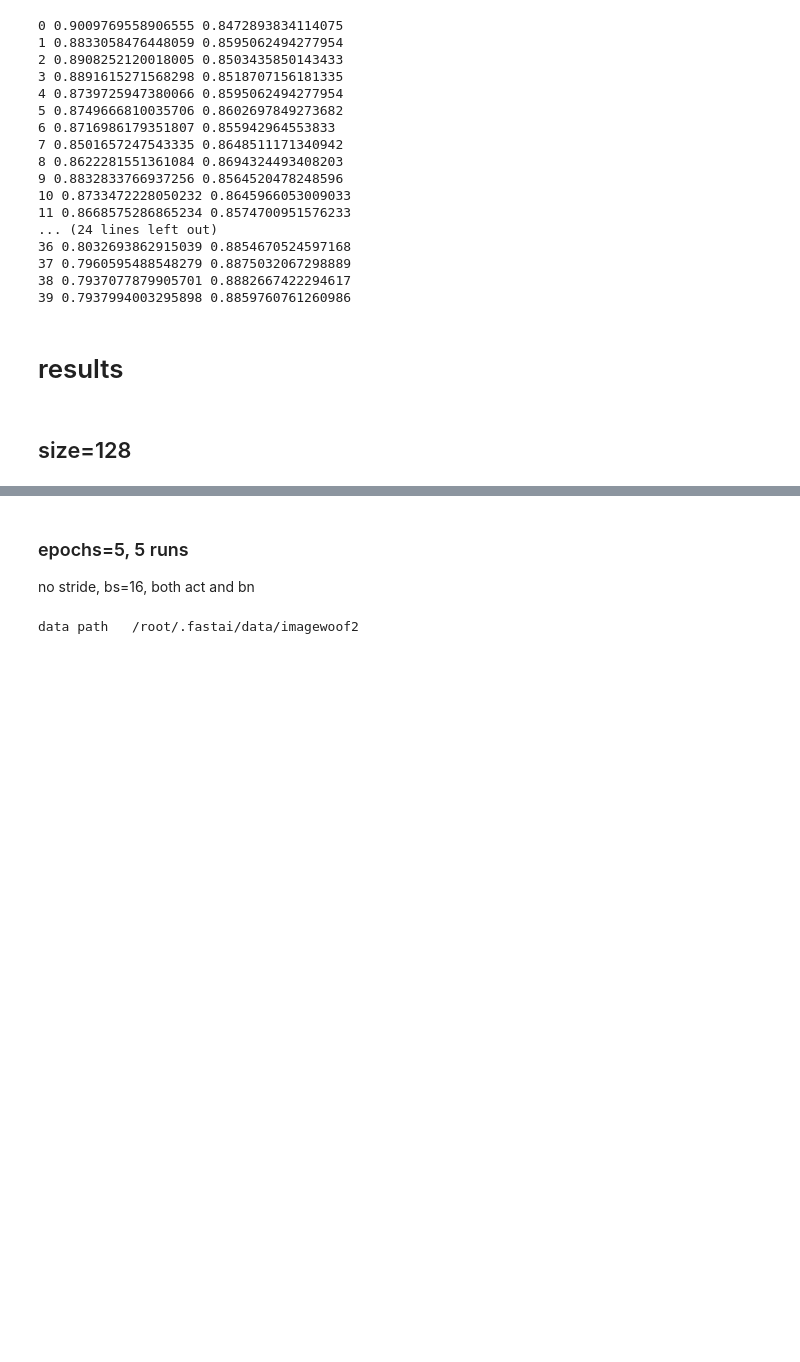
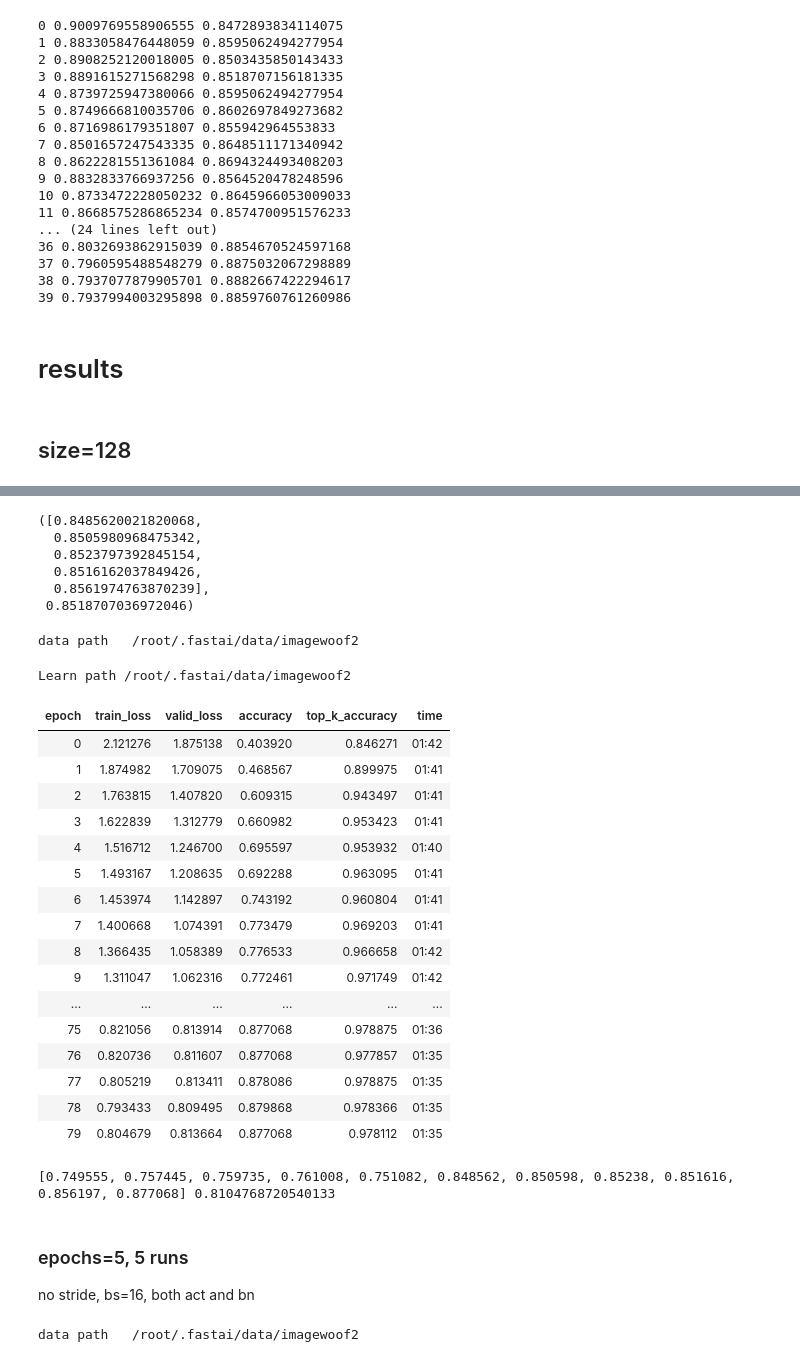
Before and after one commit to BoaEi/imagenette_experiments, a Jupyter notebook: ResNet_separable.ipynb, the cells around one changed output, grey strips where cells are left out. Saved outputs shown, nothing was run; the diff lists cells and outputs as text; code cells hidden in the pictures; blank space fills up the shorter version.

```diff
--- a/ResNet_separable.ipynb
+++ b/ResNet_separable.ipynb
@@ -246,3 +380,40 @@ for i in range(40):
+# %%
+res[5:10], sum(res[5:10])/5
+# %% [output]
+([0.8485620021820068,
+  0.8505980968475342,
+  0.8523797392845154,
+  0.8516162037849426,
+  0.8561974763870239],
+ 0.8518707036972046)
+# %%
+for epochs in [80]:
+    mixup=0 if epochs<=20 else 0.2
+    learn = get_learn(model=model, size=128, bs=16, mixup=mixup)
+    learn.fit_fc(epochs, lr=4e-3, moms=(0.95,0.95), start_pct=0.72)
+    res += [learn.recorder.metrics[-1][0].item()]
+print([round(x, 6) for x in res], sum(res)/len(res))
+# %% [output]
+data path   /root/.fastai/data/imagewoof2
+Learn path /root/.fastai/data/imagewoof2
+| epoch | train_loss | valid_loss | accuracy | top_k_accuracy | time |
+| 0 | 2.121276 | 1.875138 | 0.403920 | 0.846271 | 01:42 |
+| 1 | 1.874982 | 1.709075 | 0.468567 | 0.899975 | 01:41 |
+| 2 | 1.763815 | 1.407820 | 0.609315 | 0.943497 | 01:41 |
+| 3 | 1.622839 | 1.312779 | 0.660982 | 0.953423 | 01:41 |
+| 4 | 1.516712 | 1.246700 | 0.695597 | 0.953932 | 01:40 |
+| 5 | 1.493167 | 1.208635 | 0.692288 | 0.963095 | 01:41 |
+| 6 | 1.453974 | 1.142897 | 0.743192 | 0.960804 | 01:41 |
+| 7 | 1.400668 | 1.074391 | 0.773479 | 0.969203 | 01:41 |
+| 8 | 1.366435 | 1.058389 | 0.776533 | 0.966658 | 01:42 |
+| 9 | 1.311047 | 1.062316 | 0.772461 | 0.971749 | 01:42 |
+| ... | ... | ... | ... | ... | ... |
+| 75 | 0.821056 | 0.813914 | 0.877068 | 0.978875 | 01:36 |
+| 76 | 0.820736 | 0.811607 | 0.877068 | 0.977857 | 01:35 |
+| 77 | 0.805219 | 0.813411 | 0.878086 | 0.978875 | 01:35 |
+| 78 | 0.793433 | 0.809495 | 0.879868 | 0.978366 | 01:35 |
+| 79 | 0.804679 | 0.813664 | 0.877068 | 0.978112 | 01:35 |
+[0.749555, 0.757445, 0.759735, 0.761008, 0.751082, 0.848562, 0.850598, 0.85238, 0.851616, 0.856197, 0.877068] 0.8104768720540133
 # %% [markdown]
 ### epochs=5, 5 runs
 
```
Also changed, not shown: parts of 5 cells of this notebook.
